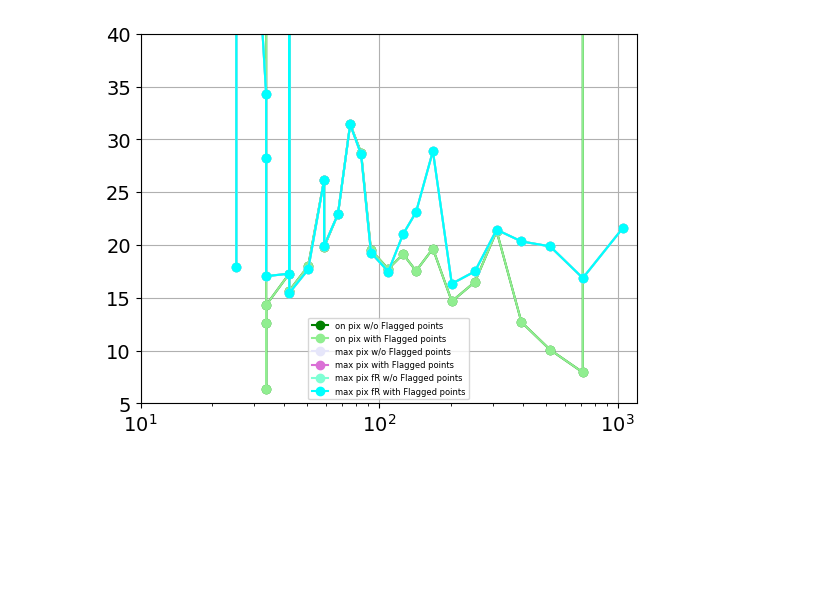
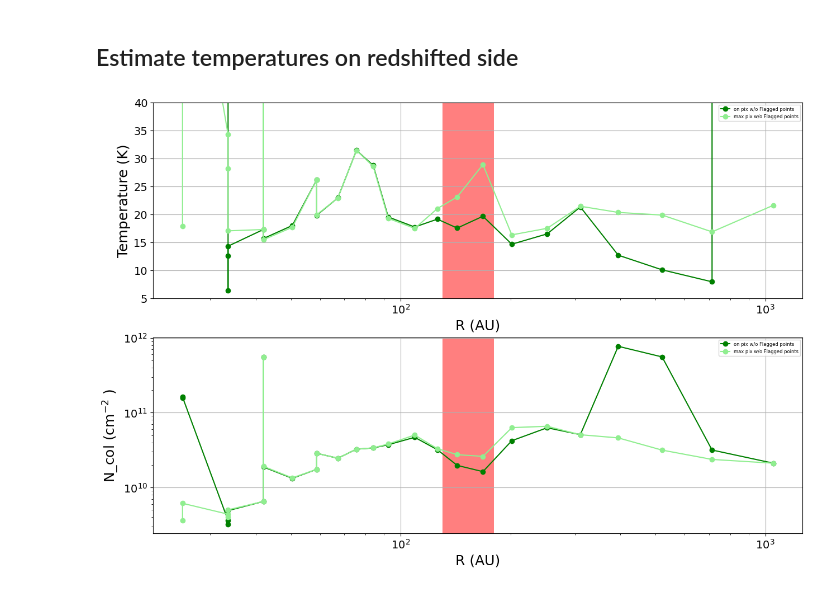
Before and after one commit to mihirtripathi97/LTEAnalysis, a Jupyter notebook: Tb_estimater_pipeline.ipynb, the cells around one changed output. Drawn from its saved outputs; the diff is of its cells as text; code cells hidden in the pictures; blank space fills up the shorter version.

```diff
--- a/Tb_estimater_pipeline.ipynb
+++ b/Tb_estimater_pipeline.ipynb
@@ -51,7 +54,7 @@ for i in range(len(df_blue)):
     # print("Estimating T at R = ", df_blue["R_arcsec"][i])
 
     result = minimize(cost_function, initial_params, args=(df_blue["Tb_on_pix_b7"][i], df_blue["Tb_on_pix_b6"][i], lte_model),
-                       method='Nelder-Mead', options={'xatol': 1e-7, 'maxiter' : 10000})
+                       method='Nelder-Mead', options={'xatol': 1e-12, 'maxiter' : 10000})
 
     # print('Optimization successful: ', result.success)
     if not result.success:
@@ -105,3 +145,5 @@ plt.show()
+# %% [markdown]
+## Estimate temperatures on redshifted side
 # %%
 # Read data
 
@@ -178,30 +220,58 @@ df_red.loc[:,"optimization_flag_max_pix_fix_r"] = np.array(optimization_flag_max
 # %%
 df_red_on_pix = df_red.drop(df_red[df_red['optimization_flag_on_pix'] == False].index)
 
 df_red_max_pix = df_red.drop(df_red[df_red['optimization_flag_max_pix'] == False].index)
 
 df_red_max_pix_fix_r = df_red.drop(df_red[df_red['optimization_flag_max_pix_fix_r'] == False].index)
 
-fig, axes = plt.subplots()
+fig, axes = plt.subplots(2,1, figsize = (15,10))
 
-axes.plot(df_red_on_pix["R_arcsec"]*140., df_red_on_pix["T_exe_on_pix"], marker='o', label = 'on pix w/o Flagged points', color = 'green')
-axes.plot(df_red["R_arcsec"]*140., df_red["T_exe_on_pix"], marker='o', label = 'on pix with Flagged points', color = 'lightgreen')
+axes[0].plot(df_red_on_pix["R_arcsec"]*140., df_red_on_pix["T_exe_on_pix"], marker='o', label = 'on pix w/o Flagged points', color = 'green')
+#axes[0].plot(df_red["R_arcsec"]*140., df_red["T_exe_on_pix"], marker='o', label = 'on pix with Flagged points', color = 'lightgreen')
 
-axes.plot(df_red_max_pix["R_arcsec"]*140., df_red_max_pix["T_exe_max_pix"], marker='o', label = 'max pix w/o Flagged points', color = 'lavender')
-axes.plot(df_red["R_arcsec"]*140., df_red["T_exe_max_pix"], marker='o', label = 'max pix with Flagged points', color = 'orchid')
+axes[0].plot(df_red_max_pix["R_arcsec"]*140., df_red_max_pix["T_exe_max_pix"], marker='o', label = 'max pix w/o Flagged points', color = 'lightgreen')
+#axes[0].plot(df_red["R_arcsec"]*140., df_red["T_exe_max_pix"], marker='o', label = 'max pix with Flagged points', color = 'orchid')
 
-axes.plot(df_red_max_pix_fix_r["R_arcsec"]*140., df_red_max_pix_fix_r["T_exe_max_pix_fix_r"], marker='o', label = 'max pix fR w/o Flagged points', color = 'aquamarine')
-axes.plot(df_red["R_arcsec"]*140., df_red["T_exe_max_pix_fix_r"], marker='o', label = 'max pix fR with Flagged points', color = 'aqua')
+# axes.plot(df_red_max_pix_fix_r["R_arcsec"]*140., df_red_max_pix_fix_r["T_exe_max_pix_fix_r"], marker='o', label = 'max pix fR w/o Flagged points', color = 'aquamarine')
+# axes.plot(df_red["R_arcsec"]*140., df_red["T_exe_max_pix_fix_r"], marker='o', label = 'max pix fR with Flagged points', color = 'aqua')
 
 
 formatter = LogFormatter(labelOnlyBase=False, minor_thresholds=(np.inf, np.inf))
-axes.get_xaxis().set_minor_formatter(formatter)
-axes.set_xlim(10, 1200)
-axes.set_ylim(5,40)
-axes.set_xscale('log')
-axes.grid(True)
-axes.legend(prop={'size': 6})
+axes[0].set_ylabel("Temperature (K)")
+axes[0].set_xlabel("R (AU)")
+axes[0].axvspan(xmin = 130, xmax=180, facecolor='r', alpha=0.5)
+axes[0].get_xaxis().set_minor_formatter(formatter)
+#axes[0].set_xlim(10, 1200)
+axes[0].set_ylim(5,40)
+axes[0].set_xscale('log')
+axes[0].grid(True)
+axes[0].legend(prop={'size': 6})
+
+
+### Plot Ncol vs R
+
+axes[1].plot(df_red_on_pix["R_arcsec"]*140., df_red_on_pix["N_col_on_pix"]*Xconv, marker='o', label = 'on pix w/o Flagged points', color = 'green')
+#axes[1].plot(df_red["R_arcsec"]*140., df_red["N_col_on_pix"]*Xconv, marker='o', label = 'on pix with Flagged points', color = 'lightgreen')
+
+axes[1].plot(df_red_max_pix["R_arcsec"]*140., df_red_max_pix["N_col_max_pix"]*Xconv, marker='o', label = 'max pix w/o Flagged points', color = 'lightgreen')
+#axes[1].plot(df_red["R_arcsec"]*140., df_red["N_col_max_pix"]*Xconv, marker='o', label = 'max pix with Flagged points', color = 'orchid')
+
+# axes.plot(df_red_max_pix_fix_r["R_arcsec"]*140., df_red_max_pix_fix_r["T_exe_max_pix_fix_r"], marker='o', label = 'max pix fR w/o Flagged points', color = 'aquamarine')
+# axes.plot(df_red["R_arcsec"]*140., df_red["T_exe_max_pix_fix_r"], marker='o', label = 'max pix fR with Flagged points', color = 'aqua')
+
+
+formatter = LogFormatter(labelOnlyBase=False, minor_thresholds=(np.inf, np.inf))
+axes[1].axvspan(xmin = 130, xmax=180, facecolor='r', alpha=0.5)
+axes[1].set_ylabel(r"N_col (cm$^{-2}$ )")
+axes[1].set_xlabel("R (AU)")
+axes[1].get_xaxis().set_minor_formatter(formatter)
+#axes.set_xlim(10, 1200)
+#axes.set_ylim(5,40)
+axes[1].set_xscale('log')
+axes[1].set_yscale('log')
+axes[1].grid(True)
+axes[1].legend(prop={'size': 6})
 
 plt.show()
 # %% [output]
-[figure, old version]
+[figure, new version]
```
Also changed, not shown: parts of 11 cells of this notebook.
